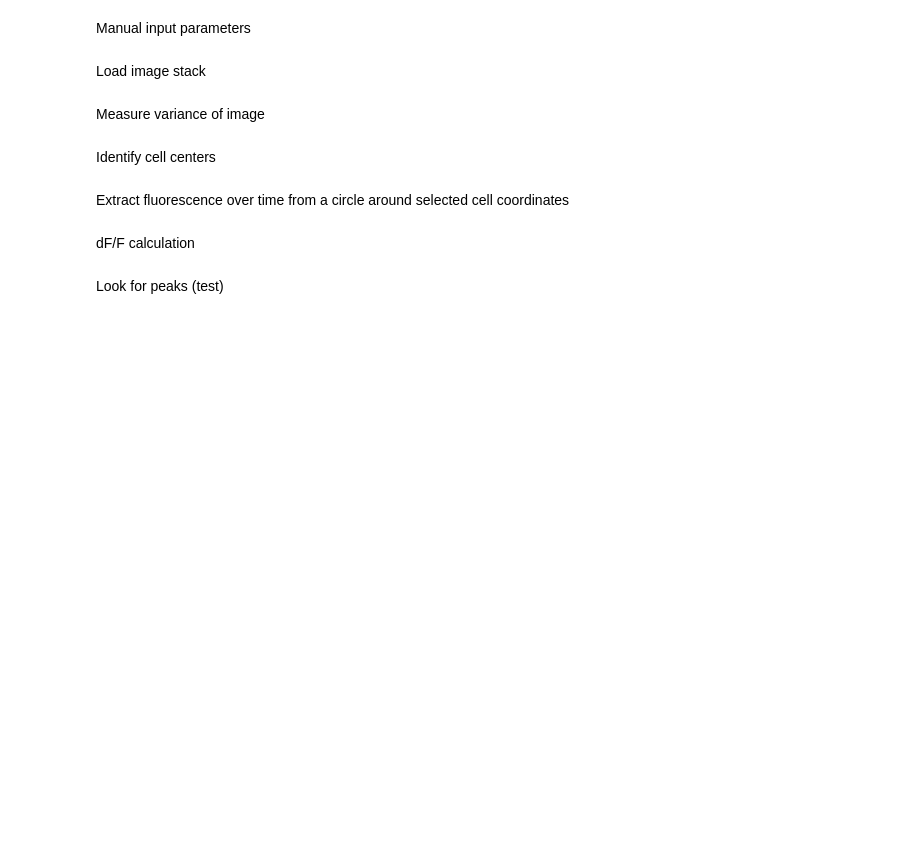
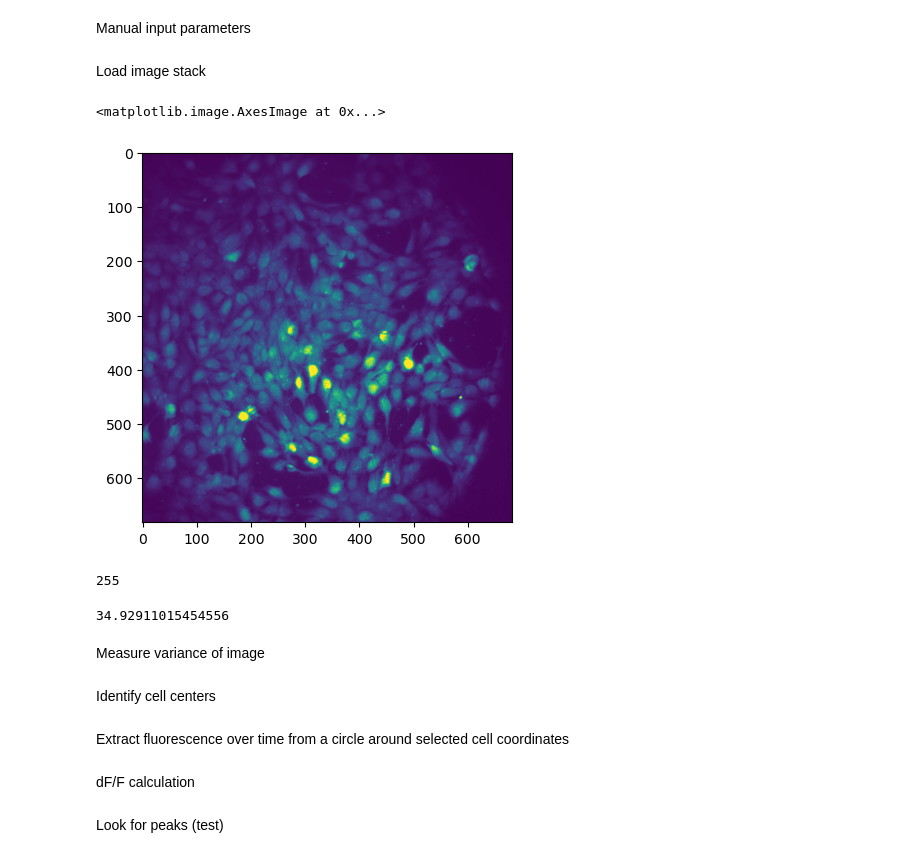
Before and after one commit to kath3rine/research, a Jupyter notebook: DFFpython.ipynb, the cells around one changed output. Drawn from its saved outputs; the diff is of its cells as text; code cells hidden in the pictures; blank space fills up the shorter version.

```diff
--- a/DFFpython.ipynb
+++ b/DFFpython.ipynb
@@ -3,5 +13,26 @@ Manual input parameters
 # %% [markdown]
 Load image stack
+# %%
+path = '../data/DFFtest.tif'
+img = tiff.imread(path) # array of images: use [index] to access a specific slide
+img_array = np.array(img) # np array of coordinates/values
+# 1st dimension: image, 2nd dimension: row of image, 3rd dimension: col of image
+plt.imshow(img[420]) # 420th img in the tif
+# %% [output]
+<matplotlib.image.AxesImage at 0x...>
+[figure, added]
+# %%
+# debug_array = img_array[0:20]
+print(img_array[0, 400, 320])
+# print(np.mean(img_array, axis=2))
+# %% [output]
+255
+# %%
+mean_img = np.mean(img, 3)
+std_img = np.std(img_array) # stdev of color values
+print(std_img)
+# %% [output]
+34.92911015454556
 # %% [markdown]
 Measure variance of image
 # %% [markdown]
```
Also changed, not shown: parts of 3 cells of this notebook.
